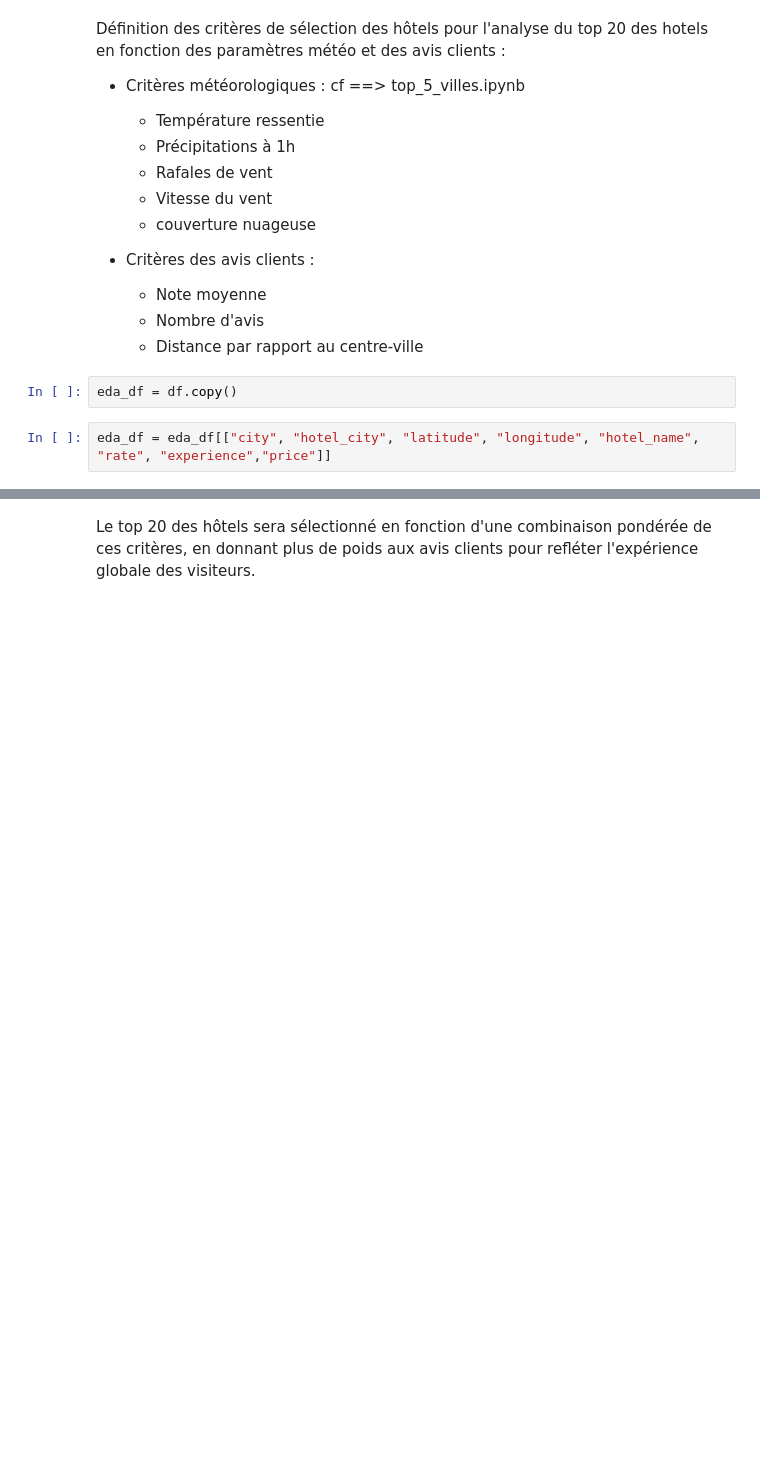
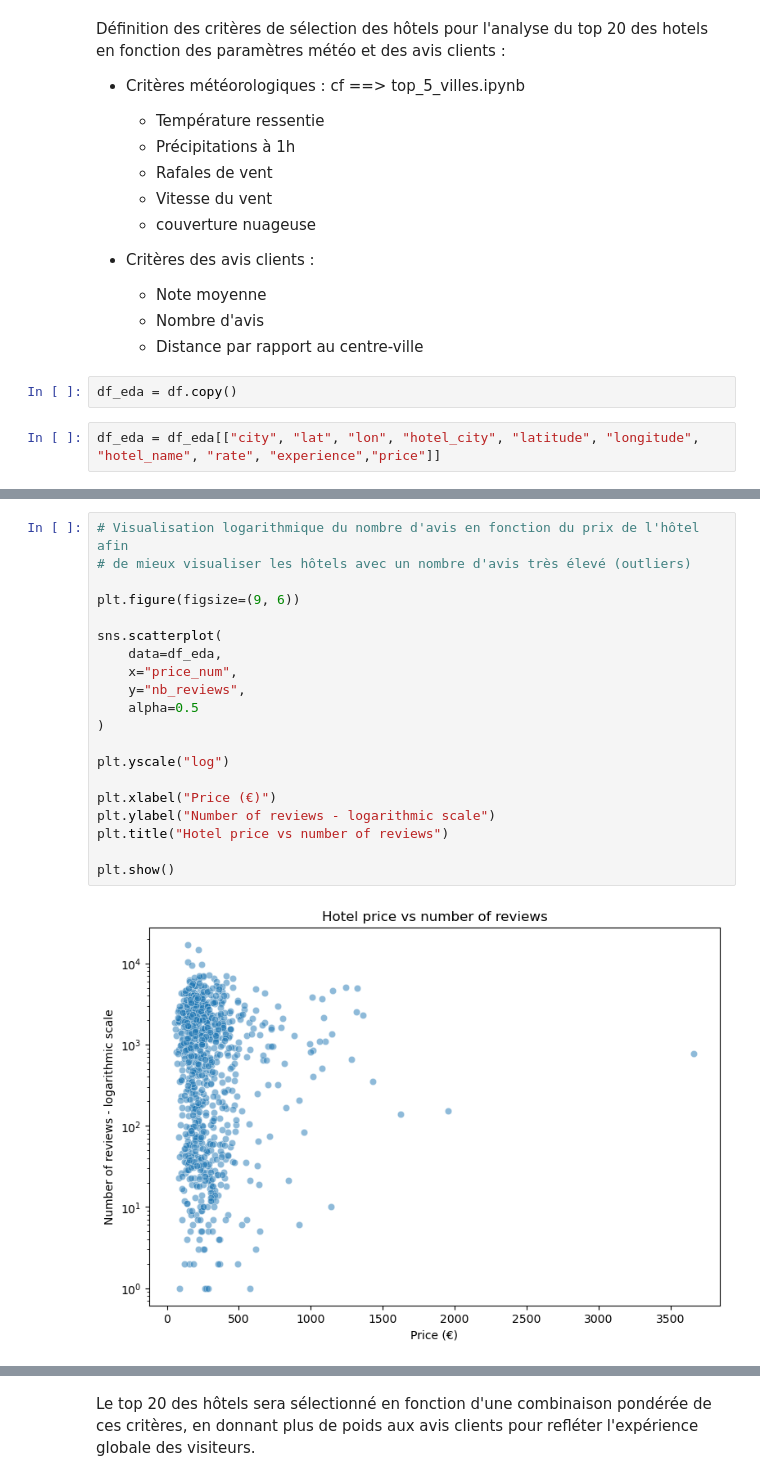
Before and after one commit to helene-mourez/jedha_kayak, a Jupyter notebook: top_20_hotels.ipynb, the cells around one changed output, grey strips where cells are left out. Cells and saved outputs as stored; diff of their text form; blank space fills up the shorter version.

Commit message:
avancée EDA hotels

```diff
--- a/top_20_hotels.ipynb
+++ b/top_20_hotels.ipynb
@@ -75,6 +75,6 @@ Définition des critères de sélection des hôtels pour l'analyse du top 20 des
   - Nombre d'avis
   - Distance par rapport au centre-ville
 # %%
-eda_df = df.copy()
+df_eda = df.copy()
 # %%
-eda_df = eda_df[["city", "hotel_city", "latitude", "longitude", "hotel_name", "rate", "experience","price"]]
+df_eda = df_eda[["city", "lat", "lon", "hotel_city", "latitude", "longitude", "hotel_name", "rate", "experience","price"]]
@@ -94,0 +188,22 @@ dis_rate_exp_fig.update_layout(
+# %%
+# Visualisation logarithmique du nombre d'avis en fonction du prix de l'hôtel afin
+# de mieux visualiser les hôtels avec un nombre d'avis très élevé (outliers)
+
+plt.figure(figsize=(9, 6))
+
+sns.scatterplot(
+    data=df_eda,
+    x="price_num",
+    y="nb_reviews",
+    alpha=0.5
+)
+
+plt.yscale("log")
+
+plt.xlabel("Price (€)")
+plt.ylabel("Number of reviews - logarithmic scale")
+plt.title("Hotel price vs number of reviews")
+
+plt.show()
+# %% [output]
+[figure, added]
```
Also changed, not shown: parts of 28 cells of this notebook.
